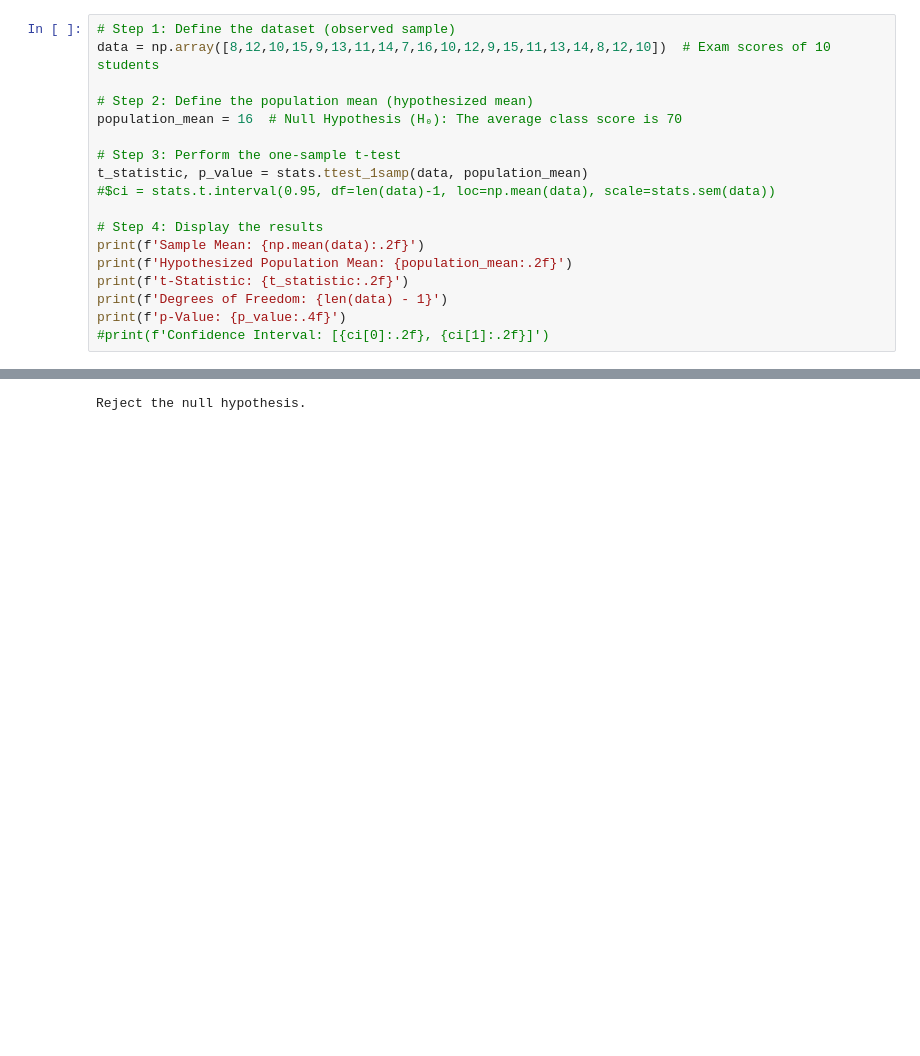
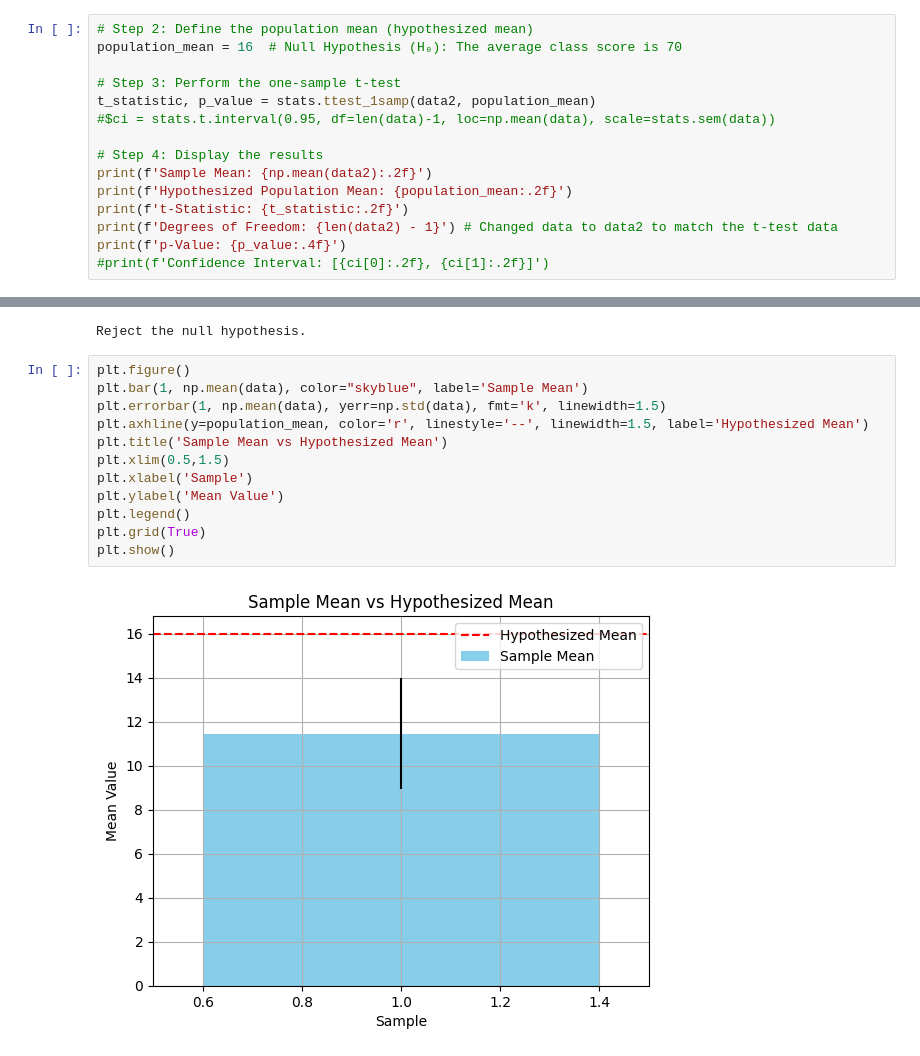
Before and after one commit to HunterAlpha7/Arnage, a Jupyter notebook: 0432220005101066.ipynb, the cells around one changed output, grey strips where cells are left out. Drawn from its saved outputs; the diff is of its cells as text; blank space fills up the shorter version.

```diff
--- a/0432220005101066.ipynb
+++ b/0432220005101066.ipynb
@@ -11,19 +101,16 @@ import matplotlib.pyplot as plt
 # %%
-# Step 1: Define the dataset (observed sample)
-data = np.array([8,12,10,15,9,13,11,14,7,16,10,12,9,15,11,13,14,8,12,10])  # Exam scores of 10 students
-
 # Step 2: Define the population mean (hypothesized mean)
 population_mean = 16  # Null Hypothesis (H₀): The average class score is 70
 
 # Step 3: Perform the one-sample t-test
-t_statistic, p_value = stats.ttest_1samp(data, population_mean)
+t_statistic, p_value = stats.ttest_1samp(data2, population_mean)
 #$ci = stats.t.interval(0.95, df=len(data)-1, loc=np.mean(data), scale=stats.sem(data))
 
 # Step 4: Display the results
-print(f'Sample Mean: {np.mean(data):.2f}')
+print(f'Sample Mean: {np.mean(data2):.2f}')
 print(f'Hypothesized Population Mean: {population_mean:.2f}')
 print(f't-Statistic: {t_statistic:.2f}')
-print(f'Degrees of Freedom: {len(data) - 1}')
+print(f'Degrees of Freedom: {len(data2) - 1}') # Changed data to data2 to match the t-test data
 print(f'p-Value: {p_value:.4f}')
 #print(f'Confidence Interval: [{ci[0]:.2f}, {ci[1]:.2f}]')
 # %% [output]
@@ -41,3 +128,17 @@ else:
     print(f'Fail to reject the null hypothesis.')
 # %% [output]
 Reject the null hypothesis.
+# %%
+plt.figure()
+plt.bar(1, np.mean(data), color="skyblue", label='Sample Mean')
+plt.errorbar(1, np.mean(data), yerr=np.std(data), fmt='k', linewidth=1.5)
+plt.axhline(y=population_mean, color='r', linestyle='--', linewidth=1.5, label='Hypothesized Mean')
+plt.title('Sample Mean vs Hypothesized Mean')
+plt.xlim(0.5,1.5)
+plt.xlabel('Sample')
+plt.ylabel('Mean Value')
+plt.legend()
+plt.grid(True)
+plt.show()
+# %% [output]
+[figure, added]
```
Also changed, not shown: parts of 7 cells of this notebook.
